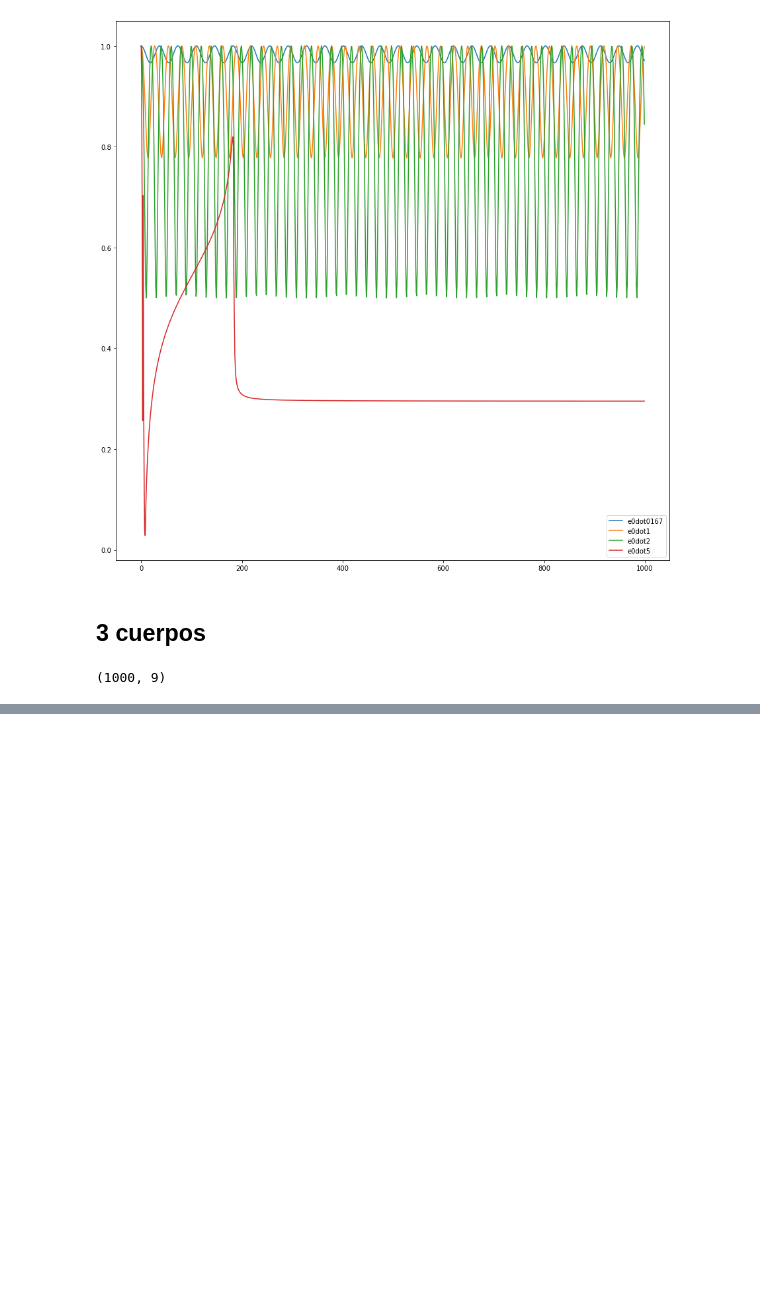
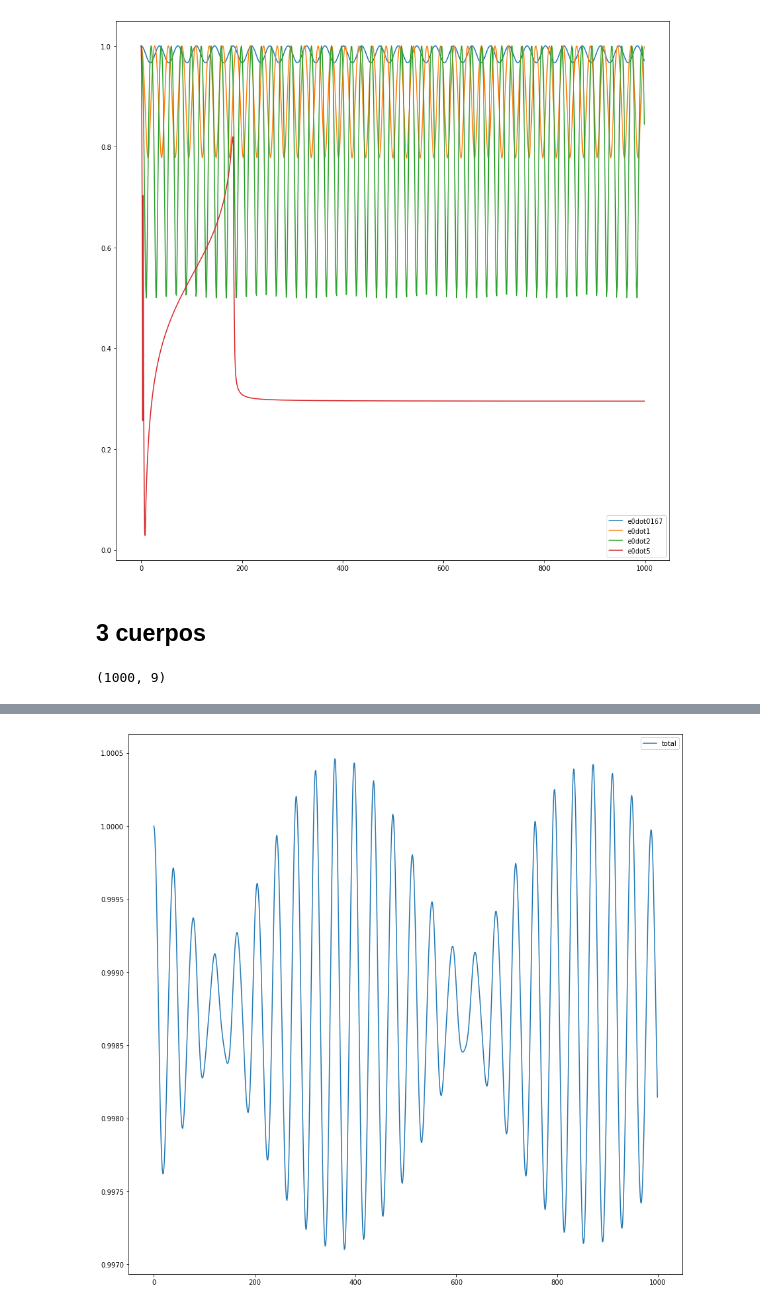
Before and after one commit to jpvanegasc/3BodyProblem, a Jupyter notebook: presentation.ipynb, the cells around one changed output, grey strips where cells are left out. Drawn from its saved outputs; the diff is of its cells as text; code cells hidden in the pictures; blank space fills up the shorter version.

```diff
--- a/presentation.ipynb
+++ b/presentation.ipynb
@@ -350,0 +363,12 @@ _ = pl.legend()
+# %%
+fig = pl.figure(figsize=(15, 15))
+ax = fig.add_subplot(111)
+
+for key in data_energy.keys():
+    dat = data_energy[key]
+    t = dat[:, 0]
+    _ = ax.plot(t, dat[:, 1], label = 'total')
+
+_ = pl.legend()
+# %% [output]
+[figure, added]
```
Also changed, not shown: parts of 3 cells of this notebook.
